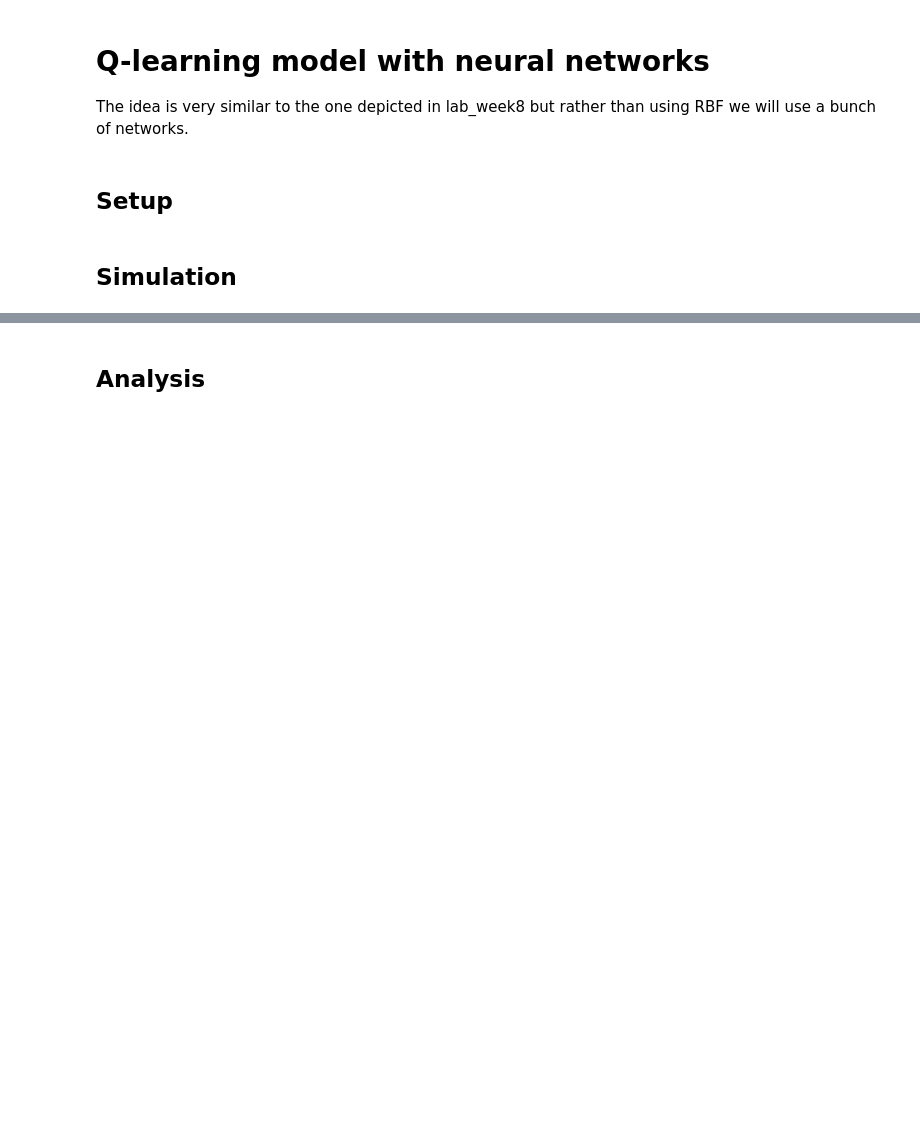
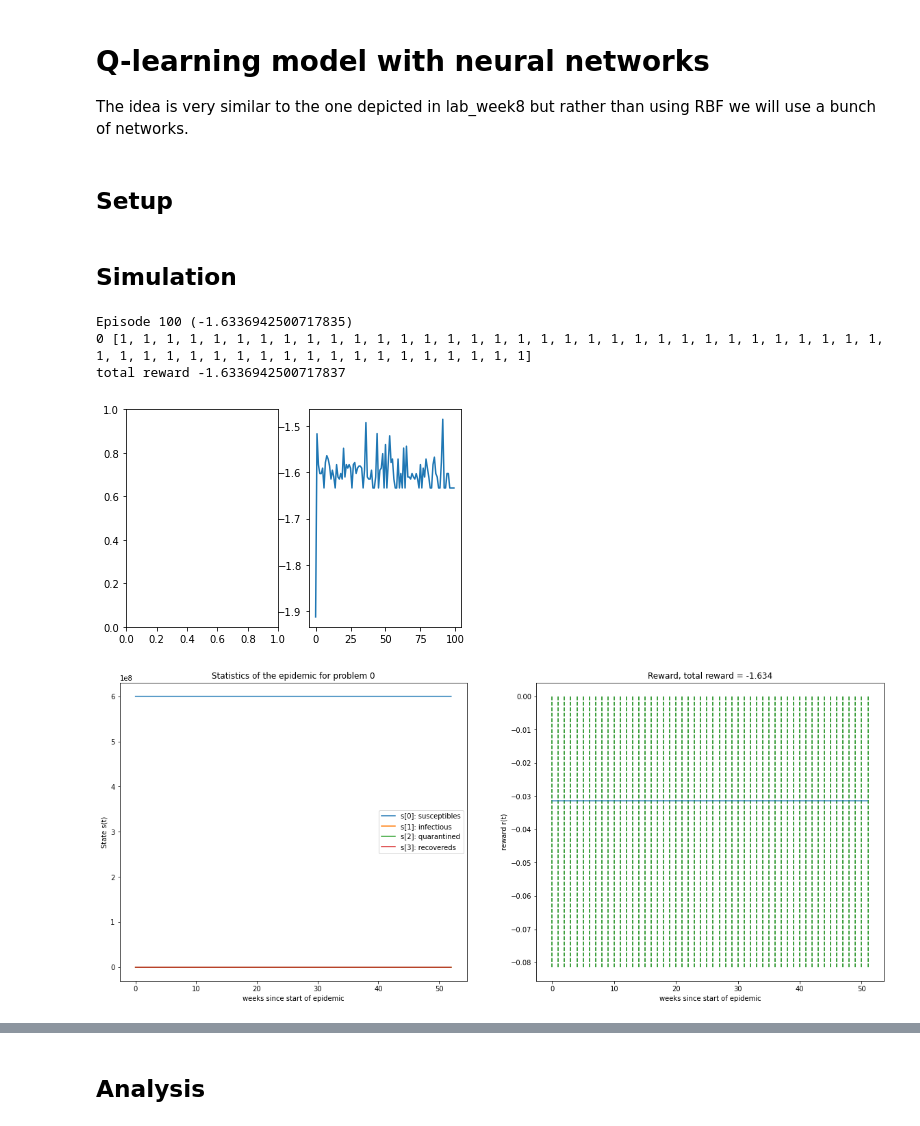
Before and after one commit to erolm-a/ai-coursework-2020, a Jupyter notebook: notebooks/run_qlearning_dl.ipynb, the cells around one changed output, grey strips where cells are left out. Saved outputs shown, nothing was run; the diff lists cells and outputs as text; code cells hidden in the pictures; blank space fills up the shorter version.

```diff
--- a/notebooks/run_qlearning_dl.ipynb
+++ b/notebooks/run_qlearning_dl.ipynb
@@ -206,2 +179,14 @@ def evaluate(env, policy, full_eval=False, verbose=True, noisy=False):
+# %%
+approximator_dl = FunctionApproximator(hidden_layer_sizes=(4,), eta0=0.02)
+stats = q_learning(env, approximator_dl, 100, epsilon=0.05, epsilon_decay=.995, discount_factor=1)
+fig, ax = plt.subplots(1, 2)
+plt.plot(stats.episode_rewards)
+utils.evaluate(create_policy(approximator_dl, 0, 4))
+# %% [output]
+Episode 100 (-1.6336942500717835)
+0 [1, 1, 1, 1, 1, 1, 1, 1, 1, 1, 1, 1, 1, 1, 1, 1, 1, 1, 1, 1, 1, 1, 1, 1, 1, 1, 1, 1, 1, 1, 1, 1, 1, 1, 1, 1, 1, 1, 1, 1, 1, 1, 1, 1, 1, 1, 1, 1, 1, 1, 1, 1]
+total reward -1.6336942500717837
+[figure, added]
+[figure, added]
 # %%
 approximator_dl = FunctionApproximator(hidden_layer_sizes=(4,), eta0=0.02)
```
Also changed, not shown: parts of 11 cells of this notebook.
